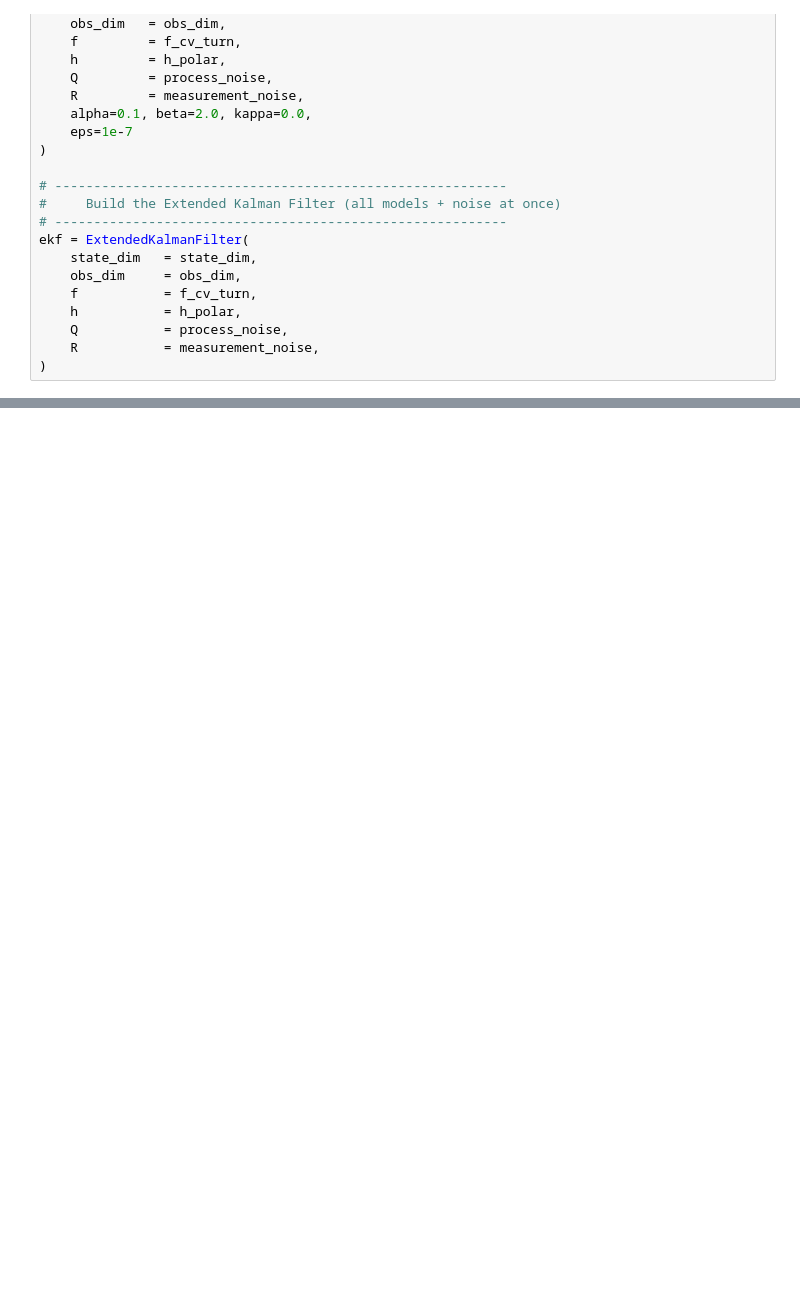
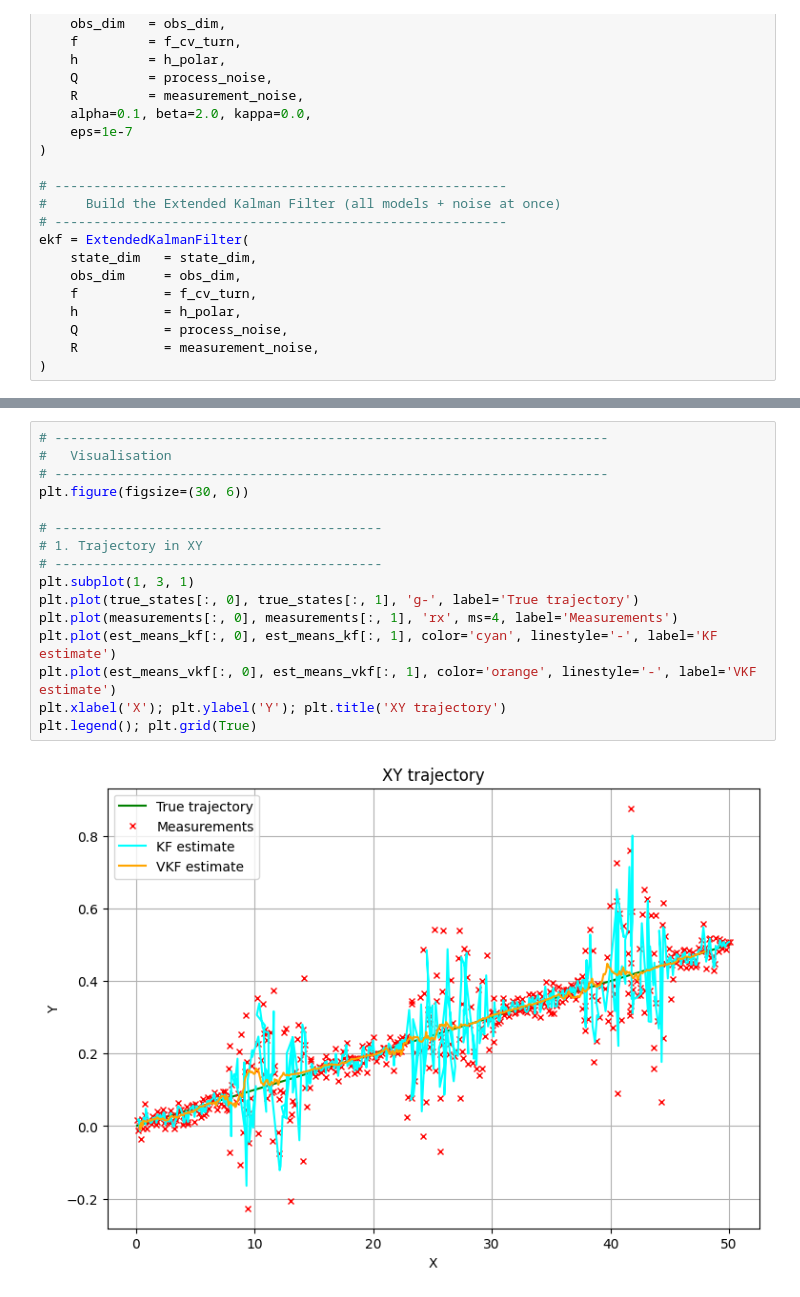
Before and after one commit to intsystems/Kalman-filter-and-his-friends, a Jupyter notebook: notebooks/tutorial.ipynb, the cells around one changed output, grey strips where cells are left out. Cells and saved outputs as stored; diff of their text form; blank space fills up the shorter version.

```diff
--- a/notebooks/tutorial.ipynb
+++ b/notebooks/tutorial.ipynb
@@ -234,0 +358,18 @@ EKF error = 0.14794164896011353
+# %%
+# -----------------------------------------------------------------------
+#   Visualisation
+# -----------------------------------------------------------------------
+plt.figure(figsize=(30, 6))
+
+# ------------------------------------------
+# 1. Trajectory in XY
+# ------------------------------------------
+plt.subplot(1, 3, 1)
+plt.plot(true_states[:, 0], true_states[:, 1], 'g-', label='True trajectory')
+plt.plot(measurements[:, 0], measurements[:, 1], 'rx', ms=4, label='Measurements')
+plt.plot(est_means_kf[:, 0], est_means_kf[:, 1], color='cyan', linestyle='-', label='KF estimate')
+plt.plot(est_means_vkf[:, 0], est_means_vkf[:, 1], color='orange', linestyle='-', label='VKF estimate')
+plt.xlabel('X'); plt.ylabel('Y'); plt.title('XY trajectory')
+plt.legend(); plt.grid(True)
+# %% [output]
+[figure, added]
```
Also changed, not shown: parts of 28 cells of this notebook, 1 other file.
